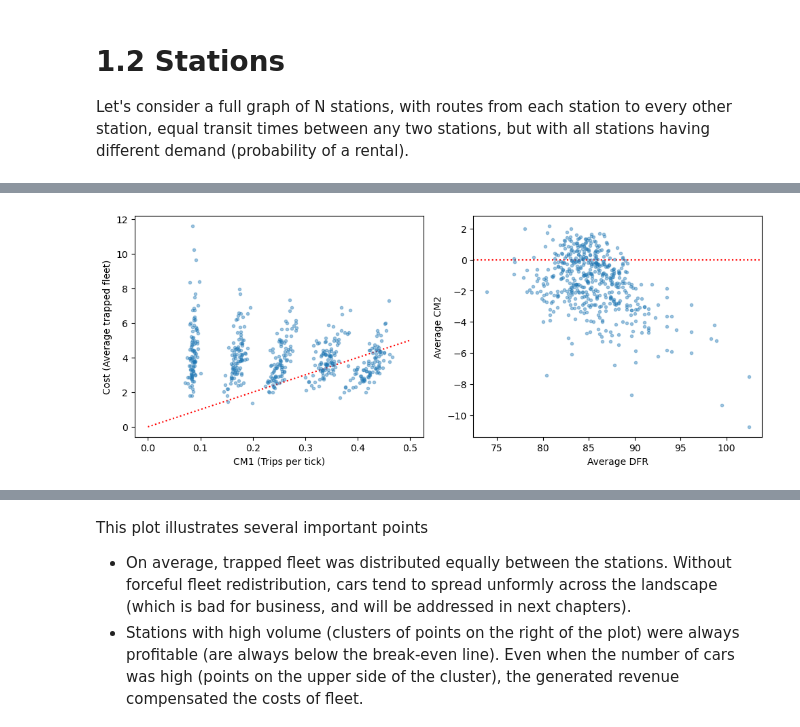
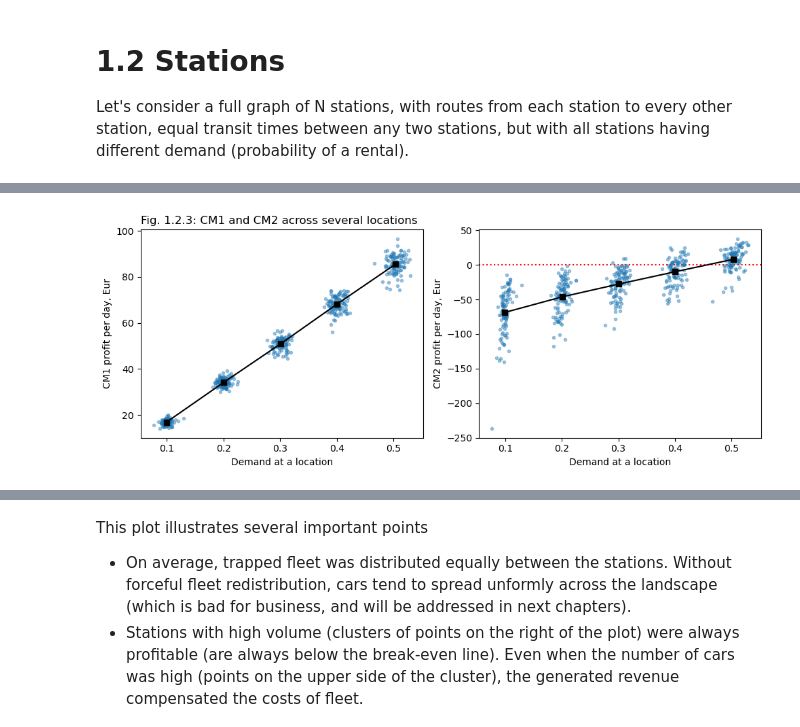
Before and after one commit to khakhalin/carsharing101, a Jupyter notebook: scripts/01natural_02stations.ipynb, the cells around one changed output, grey strips where cells are left out. Drawn from its saved outputs; the diff is of its cells as text; code cells hidden in the pictures.

```diff
--- a/scripts/01natural_02stations.ipynb
+++ b/scripts/01natural_02stations.ipynb
@@ -11,15 +11,15 @@ n_stations = 5
 n_levels = 5 # How many levels of demand are there
 default_demand = 0.5 # Order frequency, betweeen 0 and 1.
                      # If too low, many runs would be wasted. If too high, total_n_orders won't be binomial.
-n_steps_preparation = 20000 # For how many steps stats are NOT collected
-n_steps_per_experiment = 700
+n_steps_preparation = 50000 # For how many steps stats are NOT collected
+n_steps_per_experiment = 2000
 n_experiments = 100
 n_cars = 20
 
-n_steps =  n_steps_per_experiment*n_experiments + n_steps_preparation
+n_steps =  n_steps_preparation + n_steps_per_experiment*n_experiments  # Full number of steps to run
 
 demand_levels = (np.arange(n_levels, 0, -1)/n_levels * default_demand).tolist()
-print(f"Demand levels: {demand_levels}")
+print(f"Demand levels to distribute across stations: {demand_levels}")
 demand = (demand_levels * int(np.ceil(n_stations / n_levels)))[:n_stations] # Circular sampling, in case n_levels < n_stations
 print(f"Demand values at stations: {demand}")
 # %% [output]
@@ -107,23 +144,27 @@ Then the profitability threshold will look like a line with a slope of `40*5/20`
 # %%
-# Business measures
+# Financial measures measures
 slope = (40*5)/20
 
 plt.figure(figsize=(10,4));
 plt.subplot(121)
-plt.plot([0, 0.5], np.array([0, 0.5])*slope, 'r:')
-plt.plot(cm1.flatten(), average_cars.flatten(), '.', alpha=0.4);
-plt.xlabel("CM1 (Trips per tick)")
-plt.ylabel("Cost (Average trapped fleet)");
+plt.title("Fig. 1.2.3: CM1 and CM2 across several locations", loc='left')
+x = total_attempts/n_steps_per_experiment
+y = cm1 *40*5
+plt.plot(x.flatten(), y.flatten(), '.', alpha=0.4);
+plt.plot(x.mean(axis=0), y.mean(axis=0), 'ks-')
+plt.xlabel("Demand at a location")
+plt.ylabel("CM1 profit per day, Eur")
 
 plt.subplot(122)
 plt.axhline(0, color='red', linestyle=':')
-plt.plot(total_rentals.flatten()/total_attempts.flatten(),
-         cm1.flatten()*slope - average_cars.flatten(), '.', alpha=0.4);
-plt.xlabel("Average DFR")
-plt.ylabel("Average CM2");
+y = cm1*40*5 - average_cars*20
+plt.plot(x.flatten(), y.flatten(), '.', alpha=0.4);
+plt.plot(x.mean(axis=0), y.mean(axis=0), 'ks-')
+plt.xlabel("Demand at a location")
+plt.ylabel("CM2 profit per day, Eur")
 
 plt.tight_layout()
 
-plt.savefig("../figures/01simple_02stations_02financials.svg", dpi=300)
+plt.savefig("../figures/01simple_02stations_03financials.svg", dpi=300)
 # %% [output]
-[figure, old version]
+[figure, new version]
```
Also changed, not shown: parts of 6 cells of this notebook, 9 other files.
